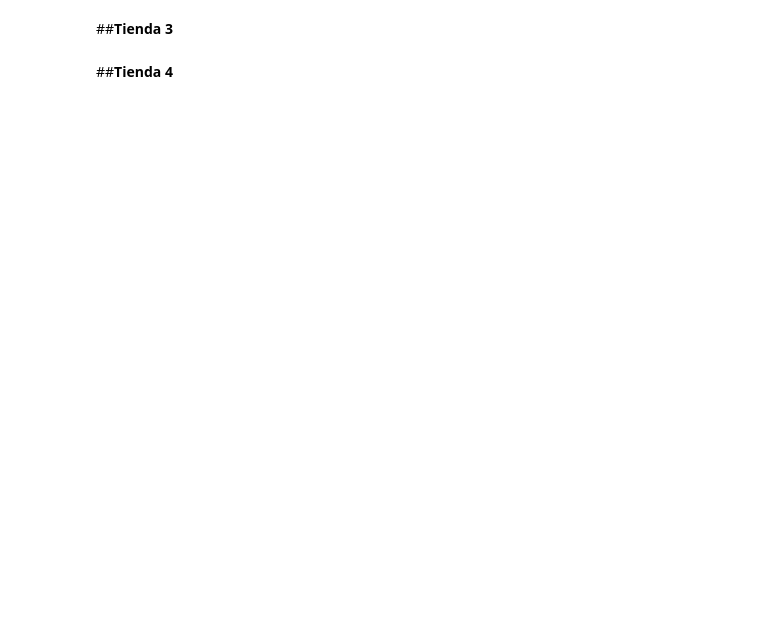
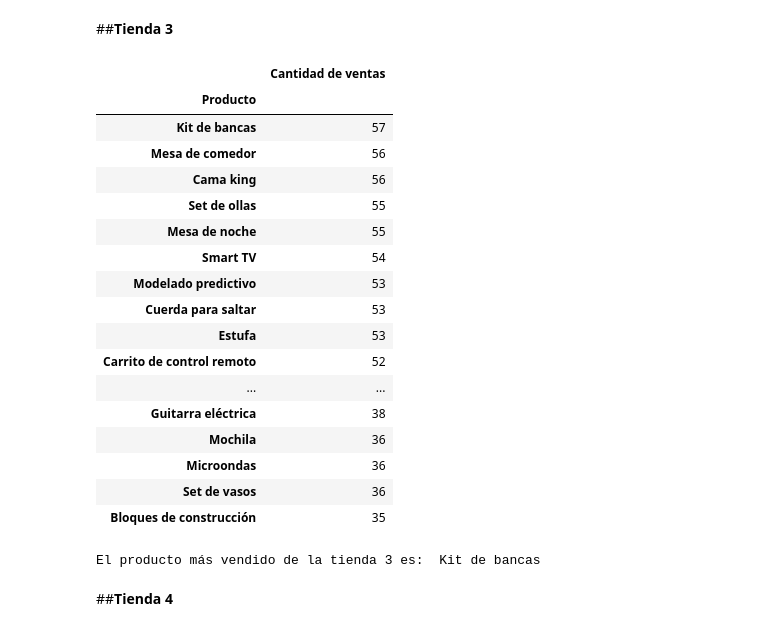
Before and after one commit to Fvargasv/Desafio-Alura-Store, a Jupyter notebook: AluraStoreLatam.ipynb, the cells around one changed output. Drawn from its saved outputs; the diff is of its cells as text; code cells hidden in the pictures; blank space fills up the shorter version.

```diff
--- a/AluraStoreLatam.ipynb
+++ b/AluraStoreLatam.ipynb
@@ -339,4 +391,30 @@ La calificación promedio de la tienda 4 es: 4.0
 # %% [markdown]
 ##**Tienda 3**
+# %%
+cant_productos3 = tienda3.groupby('Producto')[['Precio']].count().sort_values('Precio', ascending= False).rename(columns={'Precio':'Cantidad de ventas'})
+cant_productos3
+# %% [output]
+|  | Cantidad de ventas |
+| Producto |  |
+| Kit de bancas | 57 |
+| Mesa de comedor | 56 |
+| Cama king | 56 |
+| Set de ollas | 55 |
+| Mesa de noche | 55 |
+| Smart TV | 54 |
+| Modelado predictivo | 53 |
+| Cuerda para saltar | 53 |
+| Estufa | 53 |
+| Carrito de control remoto | 52 |
+| ... | ... |
+| Guitarra eléctrica | 38 |
+| Mochila | 36 |
+| Microondas | 36 |
+| Set de vasos | 36 |
+| Bloques de construcción | 35 |
+# %%
+print(f'El producto más vendido de la tienda 3 es:  {cant_productos3.index[0]}')
+# %% [output]
+El producto más vendido de la tienda 3 es:  Kit de bancas
 # %% [markdown]
 ##**Tienda 4**
```
Also changed, not shown: parts of 6 cells of this notebook.
